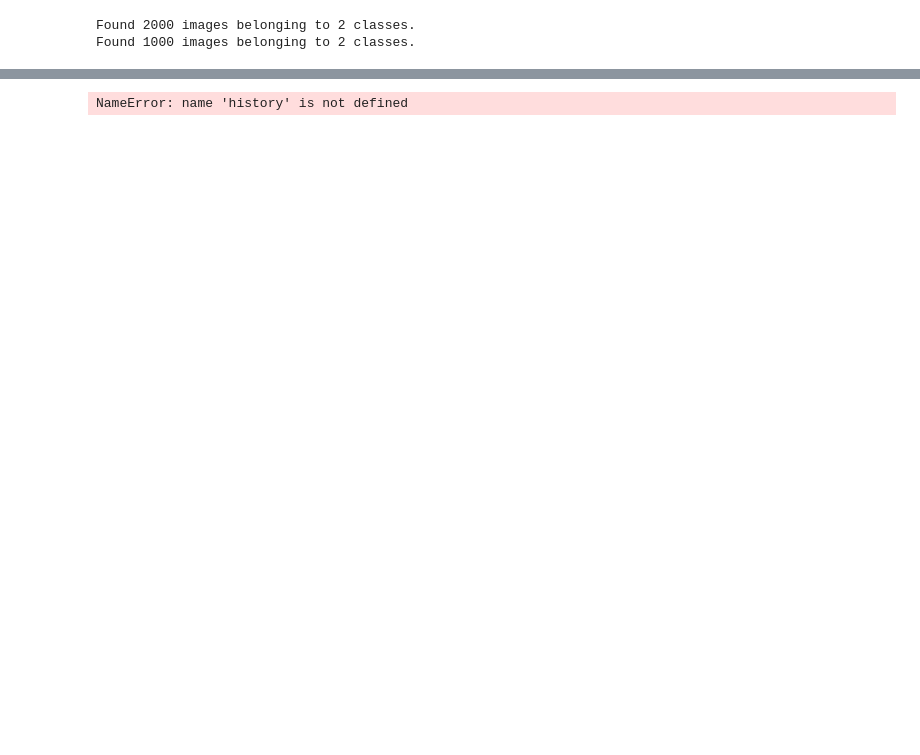
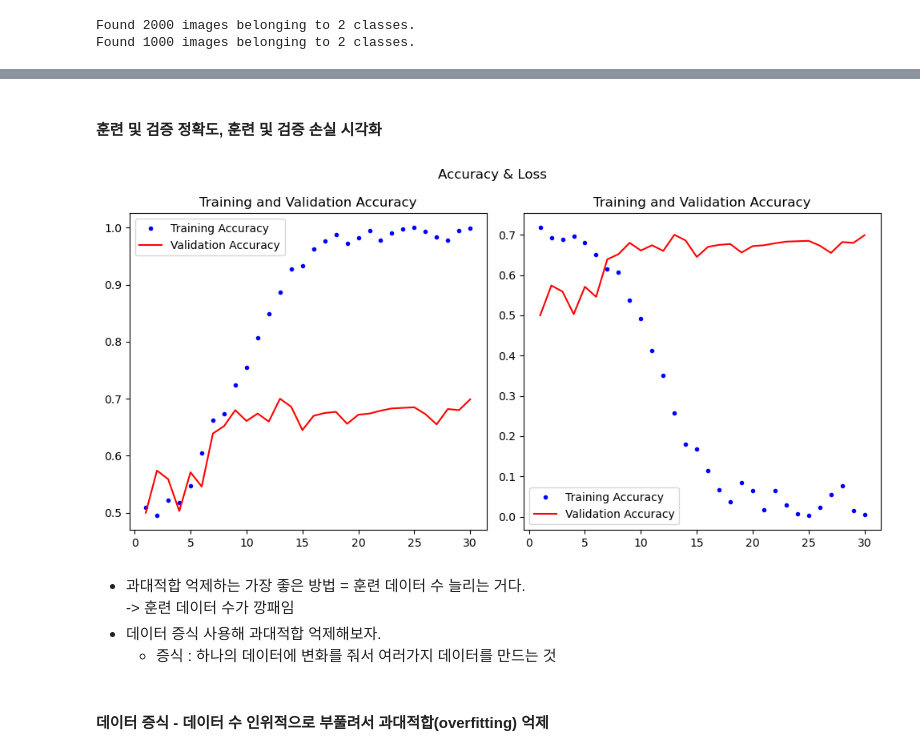
Before and after one commit to danmiee/PNT_Tensorflow, a Jupyter notebook: tensorflow_kame/Chapter09.ipynb, the cells around one changed output, grey strips where cells are left out. Cells and saved outputs as stored; diff of their text form; code cells hidden in the pictures; blank space fills up the shorter version.

```diff
--- a/tensorflow_kame/Chapter09.ipynb
+++ b/tensorflow_kame/Chapter09.ipynb
@@ -398,31 +426,42 @@ KeyboardInterrupt:
+# %% [markdown]
+#### 훈련 및 검증 정확도, 훈련 및 검증 손실 시각화
 # %%
 # 훈련 및 검증 정확도, 훈련 및 검증 손실 시각화
 import matplotlib.pyplot as plt
 
+# history 딕셔너리의 key-value 저장
 acc = history.history['acc']
 val_acc = history.history['val_acc']
 loss = history.history['loss']
 val_loss = history.history['val_loss']
 
 epochs = range(1, len(acc) + 1)
 
+# 중요
 plt.figure(figsize=(10,5))
 
-plt.subplot(1, 2, 1)
-plt.plot(epochs, acc, 'bo', label='Training Accuracy')
+plt.subplot(1, 2, 1)  # subplot(row, col, num) - row행 col열 num번째 자리에 그림
+plt.plot(epochs, acc, 'b.', label='Training Accuracy')  # plot(x좌표, y좌표)
 plt.plot(epochs, val_acc, 'r', label='Validation Accuracy')
 plt.title('Training and Validation Accuracy')
 plt.legend()
 
 plt.subplot(1, 2, 2)
-plt.plot(epochs, loss, 'bo', label='Training Accuracy')
+plt.plot(epochs, loss, 'b.', label='Training Accuracy')
 plt.plot(epochs, val_acc, 'r', label='Validation Accuracy')
 plt.title('Training and Validation Accuracy')
 plt.legend()
 
 plt.suptitle('Accuracy & Loss')
 plt.tight_layout()
 
 plt.show()
 # %% [output]
-NameError: name 'history' is not defined
+[figure, added]
+# %% [markdown]
+- 과대적합 억제하는 가장 좋은 방법 = 훈련 데이터 수 늘리는 거다.<br>
+    -> 훈련 데이터 수가 깡패임
+- 데이터 증식 사용해 과대적합 억제해보자.
+    - 증식 : 하나의 데이터에 변화를 줘서 여러가지 데이터를 만드는 것
+# %% [markdown]
+#### 데이터 증식 - 데이터 수 인위적으로 부풀려서 과대적합(overfitting) 억제
```
Also changed, not shown: parts of 36 cells of this notebook.
